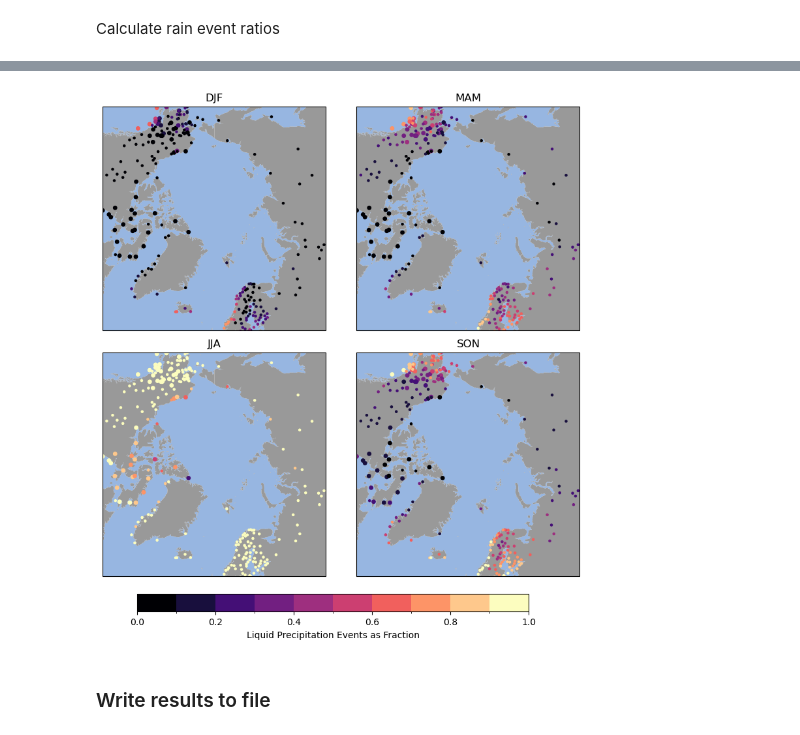
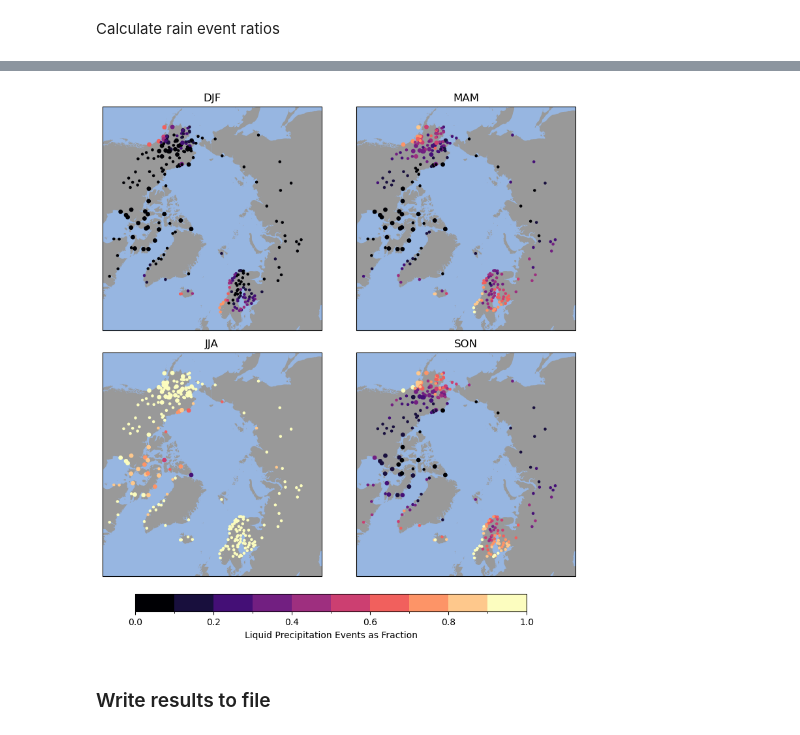
Before and after one commit to andypbarrett/rain_on_snow_climatology_paper, a Jupyter notebook: notebooks/liquid_precipitation_event_fraction.ipynb, the cells around one changed output, grey strips where cells are left out. Saved outputs shown, nothing was run; the diff lists cells and outputs as text; code cells hidden in the pictures.

```diff
--- a/notebooks/liquid_precipitation_event_fraction.ipynb
+++ b/notebooks/liquid_precipitation_event_fraction.ipynb
@@ -72,11 +76,6 @@ projections = {
 proj = projections[projection]
 # %% [markdown]
 Create a `dict` of station data files indexed by four-letter station id.
-# %%
-def get_stid(fname):
-    return fname.name.split(".")[0]
-
-files = {get_stid(f): f for f in HOURLY_DATA_PATH.glob("*.csv")}
 # %% [markdown]
 ## The AROSS Database
 
@@ -120,26 +119,3 @@ Additional columns could be loaded by adding the column names to the list passed
 #### Evaluate Data Coverage
 
 For a robust analysis, we need to ensure there is a sufficient period of record to estimate statistics.  To do this, we compare the number of precipitation type observations in each month against the mean monthly count of observations for each station.  If each count is with the 10th and 90th percentile, that month is marked as representative for the station.  Months with counts that fall outside this range are flagged as erroneous.
-# %%
-%%time
-
-def load_ptype(fp: Path, stid: str) -> pd.Series:
-    """Load precipitation type observations and set to True is any
-    precipitation type (UP or RA or FZRA or Solid) is True
-
-    Argument
-    --------
-    fp : filepath
-    stid : station id
-
-    Returns
-    -------
-    pandas.Series of booleans, where True indicates one of UP, RA, FZRA or SOLID recorded
-    """
-    return pd.read_csv(fp, index_col="datetime", parse_dates=True, low_memory=False,
-                       usecols=["datetime","UP","RA","FZRA","SOLID"]).any(axis=1).rename(stid)
-
-ptype_count = pd.concat([load_ptype(fpath, stid) for stid, fpath in files.items()], axis=1)
-ptype_count = ptype_count["1979":].resample("MS").sum().astype(float)  # count monthly occurrances
-ptype_count = ptype_count.sort_index(axis=1)  # Sort column index for nice plotting
-ptype_count.head()
@@ -265,0 +299,6 @@ fig.colorbar(img, shrink=0.75, label="P-type Observations per Month", aspect=50)
+# %%
+fig, ax = plt.subplots(figsize=(12,12))
+
+heatmap(ptype_count, country_order, ax=ax, aspect=50)
+# ax.set_aspect(60)
+# # fig.savefig("hourly_observations_per_month.png")
@@ -418,36 +460,36 @@ circle = mpath.Path(verts * radius + center)
 fig = plt.figure(figsize=(10,9))
 axes = []
 for i, season in enumerate(["DJF", "MAM", "JJA", "SON"], 1):
     ax = fig.add_subplot(2, 2, i, projection=proj)
     ax.set_extent([-180.,180.,minimum_latitude,90.], ccrs.PlateCarree())
     ax.add_feature(cfeature.OCEAN)
     ax.add_feature(cfeature.LAND, facecolor="0.6")
 
     if circle_plot:
         ax.set_boundary(circle, transform=ax.transAxes)
 
-    img = gmetadata[gmetadata.nyear > threshold_nyear].to_crs(6931).plot(
+    img = gmetadata[gmetadata.nyear > threshold_nyear].to_crs(proj.to_wkt()).plot(
         ax=ax, markersize=15, column=season,
         legend=False, vmin=0., vmax=1.,
         norm=norm, cmap=cmap)
-    img = gmetadata[gmetadata.nyear <= threshold_nyear].to_crs(6931).plot(
+    img = gmetadata[gmetadata.nyear <= threshold_nyear].to_crs(proj.to_wkt()).plot(
         ax=ax, markersize=5, column=season,
         legend=False, vmin=0., vmax=1.,
         norm=norm, cmap=cmap)
     ax.set_title(season)
 
     axes.append(ax)
 
 # Add colorbar axis
 fig.subplots_adjust(bottom=0.1, top=0.9, hspace=0.1, wspace=0.01)
 cax = fig.add_axes((0.2, 0.04, 0.6, 0.03))
 fig.colorbar(mpl.cm.ScalarMappable(norm=norm, cmap=cmap),
              cax=cax, orientation="horizontal",
              label="Liquid Precipitation Events as Fraction")
 
 fig.savefig("frequency_liquid_precipitation_events_by_season.png")
 # %% [output]
-[figure, old version]
+[figure, new version]
 # %% [markdown]
 ### Write results to file
 # %%
```
Also changed, not shown: parts of 13 cells of this notebook.
